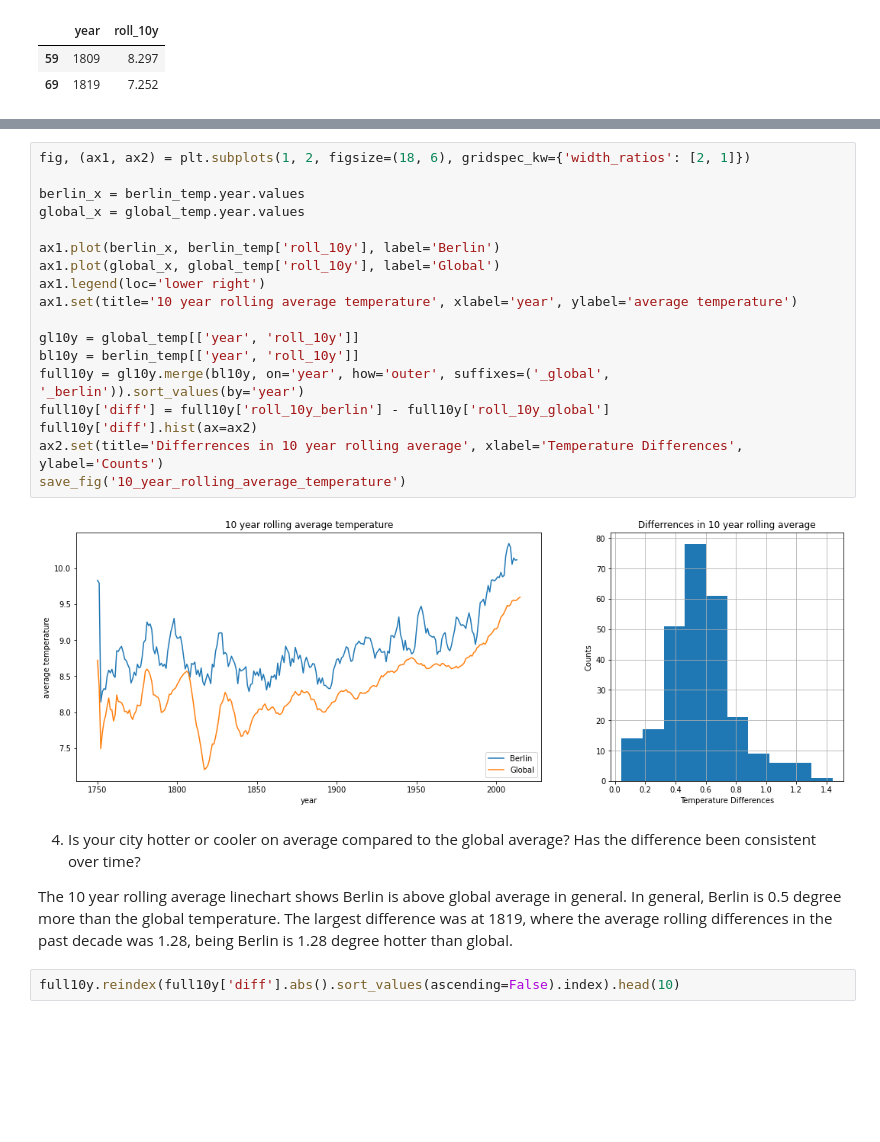
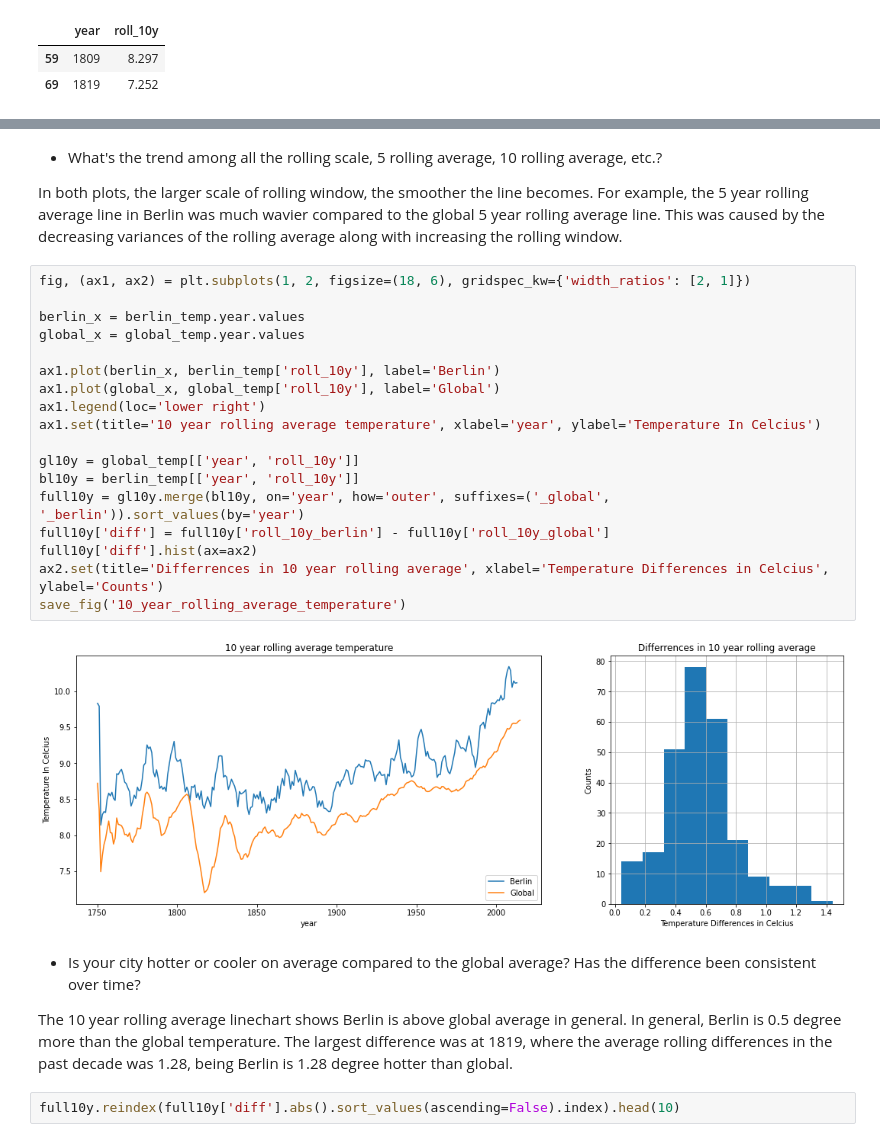
Before and after one commit to AilingLiu/Data_Analyst_NanoDegree_Udacity, a Jupyter notebook: Project_Explore_Weather_Trends/Explore_Weather_Trends.ipynb, the cells around one changed output, grey strips where cells are left out. Drawn from its saved outputs; the diff is of its cells as text; blank space fills up the shorter version.

```diff
--- a/Project_Explore_Weather_Trends/Explore_Weather_Trends.ipynb
+++ b/Project_Explore_Weather_Trends/Explore_Weather_Trends.ipynb
@@ -141,25 +170,29 @@ It became hotter over the years, but there was exception at around 1810s. In the
+# %% [markdown]
+* What's the trend among all the rolling scale, 5 rolling average, 10 rolling average, etc.?
+
+In both plots, the larger scale of rolling window, the smoother the line becomes. For example, the 5 year rolling average line in Berlin was much wavier compared to the global 5 year rolling average line. This was caused by the decreasing variances of the rolling average along with increasing the rolling window.
 # %%
 fig, (ax1, ax2) = plt.subplots(1, 2, figsize=(18, 6), gridspec_kw={'width_ratios': [2, 1]})
 
 berlin_x = berlin_temp.year.values
 global_x = global_temp.year.values
 
 ax1.plot(berlin_x, berlin_temp['roll_10y'], label='Berlin')
 ax1.plot(global_x, global_temp['roll_10y'], label='Global')
 ax1.legend(loc='lower right')
-ax1.set(title='10 year rolling average temperature', xlabel='year', ylabel='average temperature')
+ax1.set(title='10 year rolling average temperature', xlabel='year', ylabel='Temperature In Celcius')
 
 gl10y = global_temp[['year', 'roll_10y']]
 bl10y = berlin_temp[['year', 'roll_10y']]
 full10y = gl10y.merge(bl10y, on='year', how='outer', suffixes=('_global', '_berlin')).sort_values(by='year')
 full10y['diff'] = full10y['roll_10y_berlin'] - full10y['roll_10y_global']
 full10y['diff'].hist(ax=ax2)
-ax2.set(title='Differrences in 10 year rolling average', xlabel='Temperature Differences', ylabel='Counts')
+ax2.set(title='Differrences in 10 year rolling average', xlabel='Temperature Differences in Celcius', ylabel='Counts')
 save_fig('10_year_rolling_average_temperature')
 # %% [output]
-[figure, old version]
+[figure, new version]
 # %% [markdown]
-4. Is your city hotter or cooler on average compared to the global average? Has the difference been consistent over time?
+* Is your city hotter or cooler on average compared to the global average? Has the difference been consistent over time?
 
 The 10 year rolling average linechart shows Berlin is above global average in general. In general, Berlin is 0.5 degree more than the global temperature. The largest difference was at 1819, where the average rolling differences in the past decade was 1.28, being Berlin is 1.28 degree hotter than global.
 # %%
```
Also changed, not shown: parts of 4 cells of this notebook.
